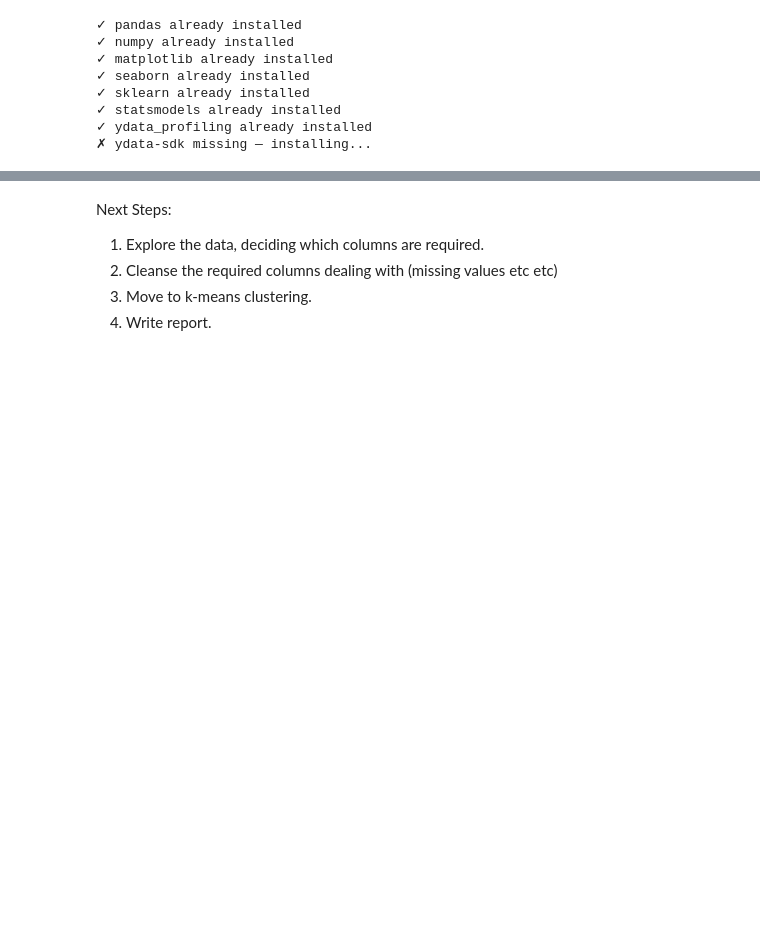
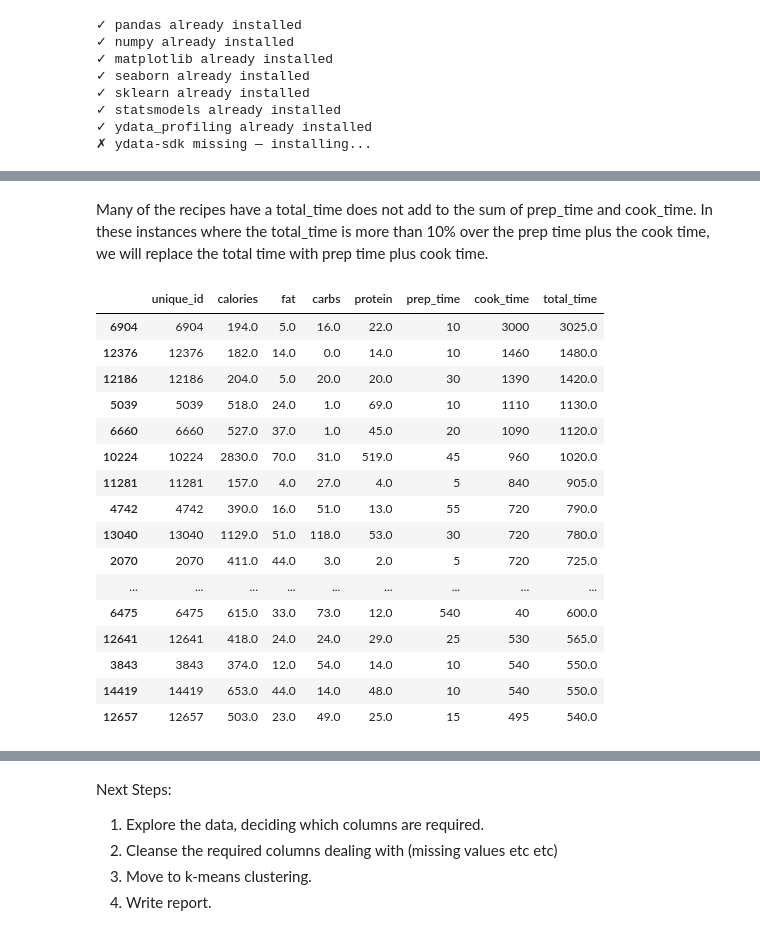
Before and after one commit to BP0323904/dspp, a Jupyter notebook: Allrecipes/Notebooks/Allrecipes_EDA_and_Cleansing.ipynb, the cells around one changed output, grey strips where cells are left out. Cells and saved outputs as stored; diff of their text form; code cells hidden in the pictures; blank space fills up the shorter version.

```diff
--- a/Allrecipes/Notebooks/Allrecipes_EDA_and_Cleansing.ipynb
+++ b/Allrecipes/Notebooks/Allrecipes_EDA_and_Cleansing.ipynb
@@ -105,0 +302,32 @@ all_recipes.head(10)
+# %% [markdown]
+Many of the recipes have a total_time does not add to the sum of prep_time and cook_time. In these instances where the total_time is more than 10% over the prep time plus the cook time, we will replace the total time with prep time plus cook time.
+# %%
+# Calculate the sum of prep_time and cook_time
+sum_times = df_core['prep_time'] + df_core['cook_time']
+
+# Apply the condition: if total_time > 1.1 * (prep_time + cook_time), replace it
+df_core['total_time'] = df_core.apply(
+    lambda row: sum_times[row.name] if row['total_time'] > 1.1 * sum_times[row.name] else row['total_time'],
+    axis=1
+)
+
+df_core = df_core.sort_values(by='total_time', ascending=False)
+df_core.head(20)
+# %% [output]
+|  | unique_id | calories | fat | carbs | protein | prep_time | cook_time | total_time |
+| 6904 | 6904 | 194.0 | 5.0 | 16.0 | 22.0 | 10 | 3000 | 3025.0 |
+| 12376 | 12376 | 182.0 | 14.0 | 0.0 | 14.0 | 10 | 1460 | 1480.0 |
+| 12186 | 12186 | 204.0 | 5.0 | 20.0 | 20.0 | 30 | 1390 | 1420.0 |
+| 5039 | 5039 | 518.0 | 24.0 | 1.0 | 69.0 | 10 | 1110 | 1130.0 |
+| 6660 | 6660 | 527.0 | 37.0 | 1.0 | 45.0 | 20 | 1090 | 1120.0 |
+| 10224 | 10224 | 2830.0 | 70.0 | 31.0 | 519.0 | 45 | 960 | 1020.0 |
+| 11281 | 11281 | 157.0 | 4.0 | 27.0 | 4.0 | 5 | 840 | 905.0 |
+| 4742 | 4742 | 390.0 | 16.0 | 51.0 | 13.0 | 55 | 720 | 790.0 |
+| 13040 | 13040 | 1129.0 | 51.0 | 118.0 | 53.0 | 30 | 720 | 780.0 |
+| 2070 | 2070 | 411.0 | 44.0 | 3.0 | 2.0 | 5 | 720 | 725.0 |
+| ... | ... | ... | ... | ... | ... | ... | ... | ... |
+| 6475 | 6475 | 615.0 | 33.0 | 73.0 | 12.0 | 540 | 40 | 600.0 |
+| 12641 | 12641 | 418.0 | 24.0 | 24.0 | 29.0 | 25 | 530 | 565.0 |
+| 3843 | 3843 | 374.0 | 12.0 | 54.0 | 14.0 | 10 | 540 | 550.0 |
+| 14419 | 14419 | 653.0 | 44.0 | 14.0 | 48.0 | 10 | 540 | 550.0 |
+| 12657 | 12657 | 503.0 | 23.0 | 49.0 | 25.0 | 15 | 495 | 540.0 |
```
Also changed, not shown: parts of 26 cells of this notebook.
